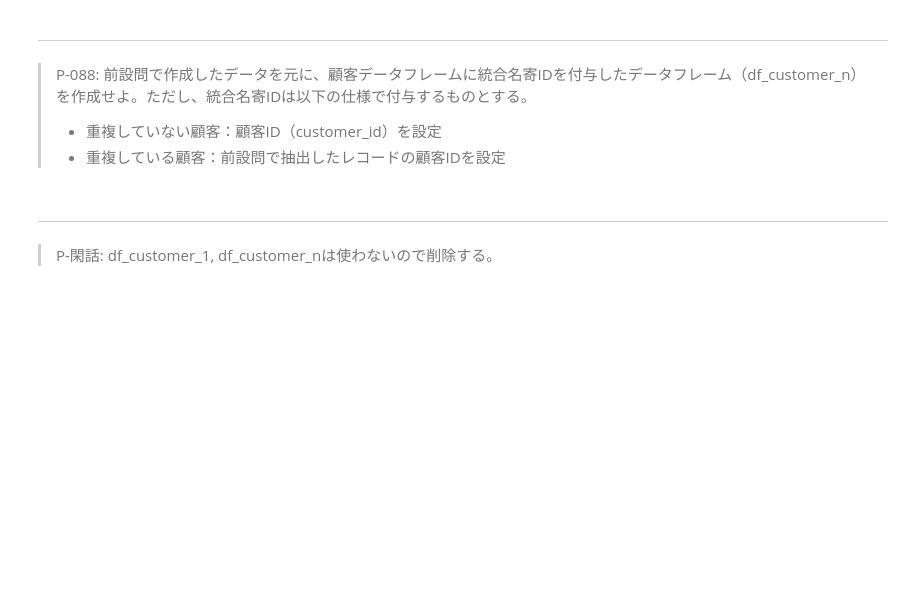
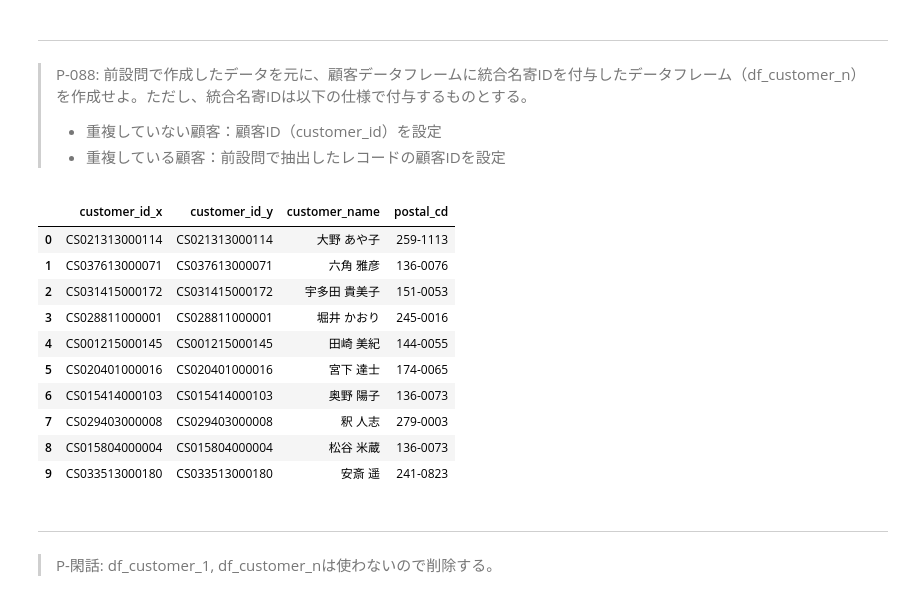
Before and after one commit to okusama27/koan, a Jupyter notebook: 100knock/submit/kame-chan/100_knock_Python(kame-chan).ipynb, the cells around one changed output. Cells and saved outputs as stored; diff of their text form; code cells hidden in the pictures; blank space fills up the shorter version.

```diff
--- a/100knock/submit/kame-chan/100_knock_Python(kame-chan).ipynb
+++ b/100knock/submit/kame-chan/100_knock_Python(kame-chan).ipynb
@@ -2127,6 +2431,22 @@ $$
 >
 > - 重複していない顧客：顧客ID（customer_id）を設定
 > - 重複している顧客：前設問で抽出したレコードの顧客IDを設定
+# %%
+df_customer_n_tmp = pd.merge(df_customer, df_customer_u, how="left", on=["customer_name", "postal_cd"])
+df_customer_n = df_customer_n_tmp[["customer_id_x","customer_id_y", "customer_name", "postal_cd"]]
+df_customer_n.head(10)
+# %% [output]
+|  | customer_id_x | customer_id_y | customer_name | postal_cd |
+| 0 | CS021313000114 | CS021313000114 | 大野 あや子 | 259-1113 |
+| 1 | CS037613000071 | CS037613000071 | 六角 雅彦 | 136-0076 |
+| 2 | CS031415000172 | CS031415000172 | 宇多田 貴美子 | 151-0053 |
+| 3 | CS028811000001 | CS028811000001 | 堀井 かおり | 245-0016 |
+| 4 | CS001215000145 | CS001215000145 | 田崎 美紀 | 144-0055 |
+| 5 | CS020401000016 | CS020401000016 | 宮下 達士 | 174-0065 |
+| 6 | CS015414000103 | CS015414000103 | 奥野 陽子 | 136-0073 |
+| 7 | CS029403000008 | CS029403000008 | 釈 人志 | 279-0003 |
+| 8 | CS015804000004 | CS015804000004 | 松谷 米蔵 | 136-0073 |
+| 9 | CS033513000180 | CS033513000180 | 安斎 遥 | 241-0823 |
 # %% [markdown]
 ---
 > P-閑話: df_customer_1, df_customer_nは使わないので削除する。
```
Also changed, not shown: parts of 29 cells of this notebook.
